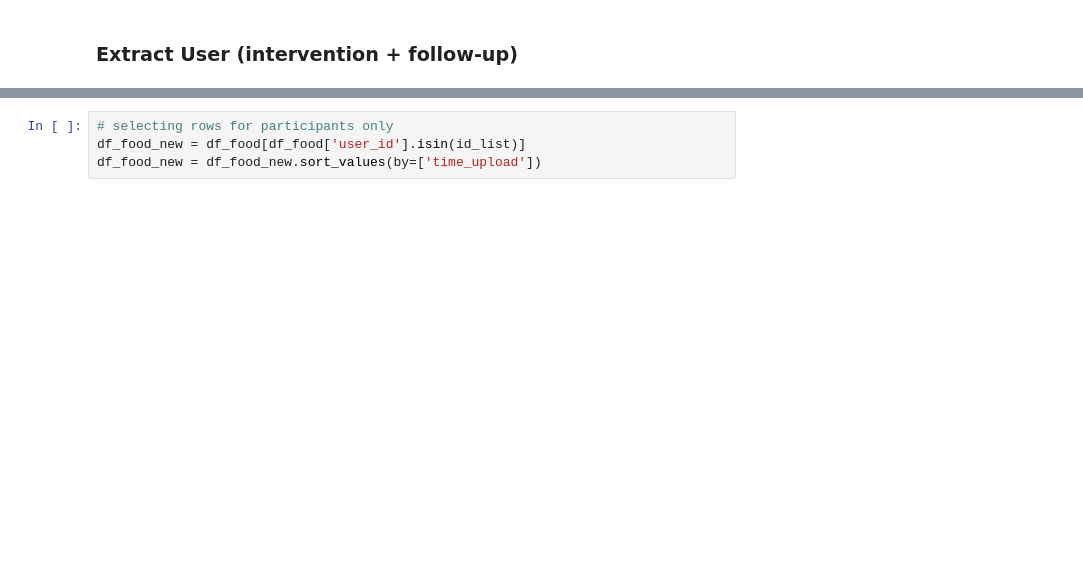
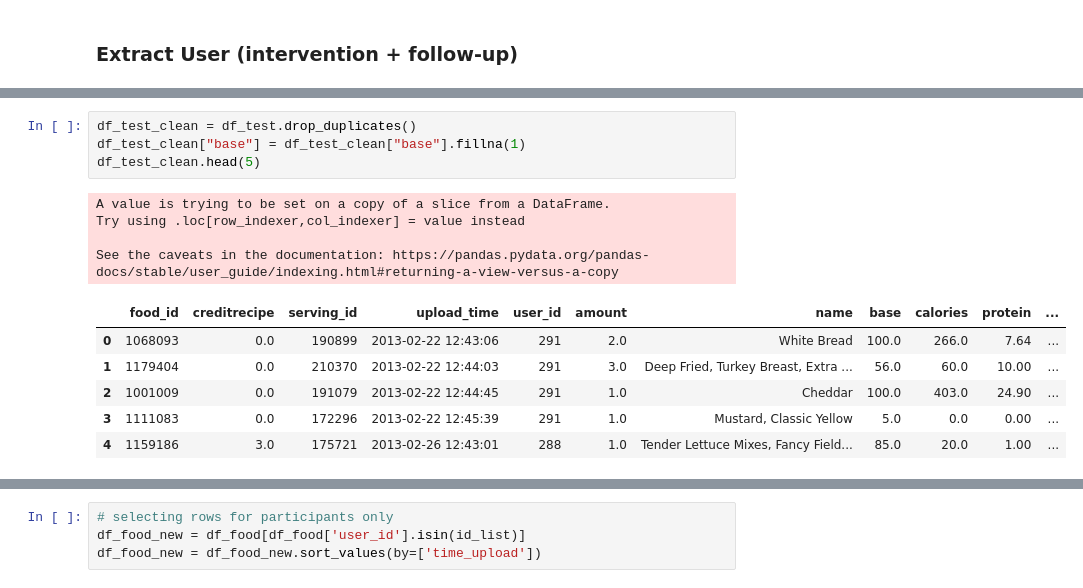
Before and after one commit to BoyangW/BC_Datacore, a Jupyter notebook: MBC2/Notebook/Food_Extract.ipynb, the cells around one changed output, grey strips where cells are left out. Saved outputs shown, nothing was run; the diff lists cells and outputs as text; blank space fills up the shorter version.

```diff
--- a/MBC2/Notebook/Food_Extract.ipynb
+++ b/MBC2/Notebook/Food_Extract.ipynb
@@ -59,0 +117,15 @@ There are 212 participants in intervention/follow-up period
+# %%
+df_test_clean = df_test.drop_duplicates()
+df_test_clean["base"] = df_test_clean["base"].fillna(1)
+df_test_clean.head(5)
+# %% [output]
+A value is trying to be set on a copy of a slice from a DataFrame.
+Try using .loc[row_indexer,col_indexer] = value instead
+
+See the caveats in the documentation: https://pandas.pydata.org/pandas-docs/stable/user_guide/indexing.html#returning-a-view-versus-a-copy
+|  | food_id | creditrecipe | serving_id | upload_time | user_id | amount | name | base | calories | protein | ... |
+| 0 | 1068093 | 0.0 | 190899 | 2013-02-22 12:43:06 | 291 | 2.0 | White Bread | 100.0 | 266.0 | 7.64 | ... |
+| 1 | 1179404 | 0.0 | 210370 | 2013-02-22 12:44:03 | 291 | 3.0 | Deep Fried, Turkey Breast, Extra ... | 56.0 | 60.0 | 10.00 | ... |
+| 2 | 1001009 | 0.0 | 191079 | 2013-02-22 12:44:45 | 291 | 1.0 | Cheddar | 100.0 | 403.0 | 24.90 | ... |
+| 3 | 1111083 | 0.0 | 172296 | 2013-02-22 12:45:39 | 291 | 1.0 | Mustard, Classic Yellow | 5.0 | 0.0 | 0.00 | ... |
+| 4 | 1159186 | 3.0 | 175721 | 2013-02-26 12:43:01 | 288 | 1.0 | Tender Lettuce Mixes, Fancy Field... | 85.0 | 20.0 | 1.00 | ... |
```
Also changed, not shown: parts of 76 cells of this notebook, 1 other file.
